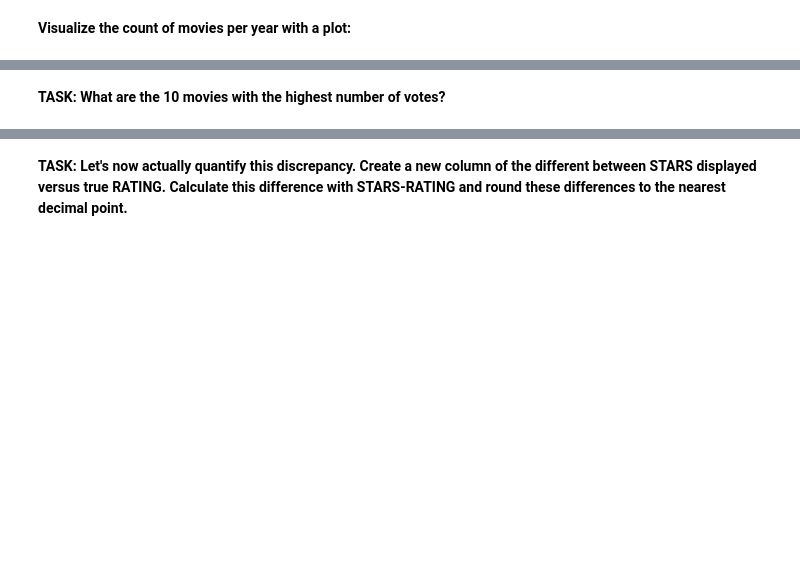
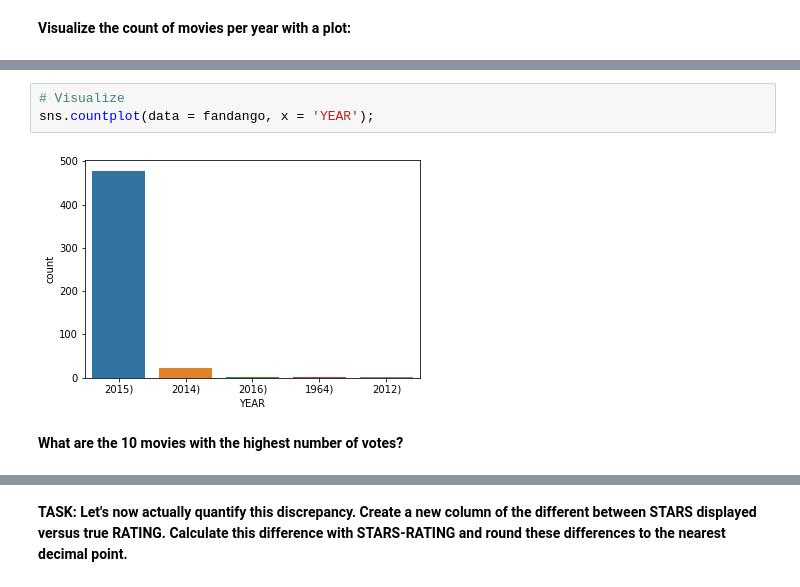
Before and after one commit to FarzinRad/Comparison-online-movie-score, a Jupyter notebook: Comparison-online-movie-score .ipynb, the cells around one changed output, grey strips where cells are left out. Cells and saved outputs as stored; diff of their text form; blank space fills up the shorter version.

```diff
--- a/Comparison-online-movie-score .ipynb
+++ b/Comparison-online-movie-score .ipynb
@@ -169,2 +163,7 @@ Name: YEAR, dtype: int64
+# %%
+# Visualize
+sns.countplot(data = fandango, x = 'YEAR');
+# %% [output]
+[figure, added]
 # %% [markdown]
-**TASK: What are the 10 movies with the highest number of votes?**
+**What are the 10 movies with the highest number of votes?**
```
Also changed, not shown: parts of 24 cells of this notebook.
